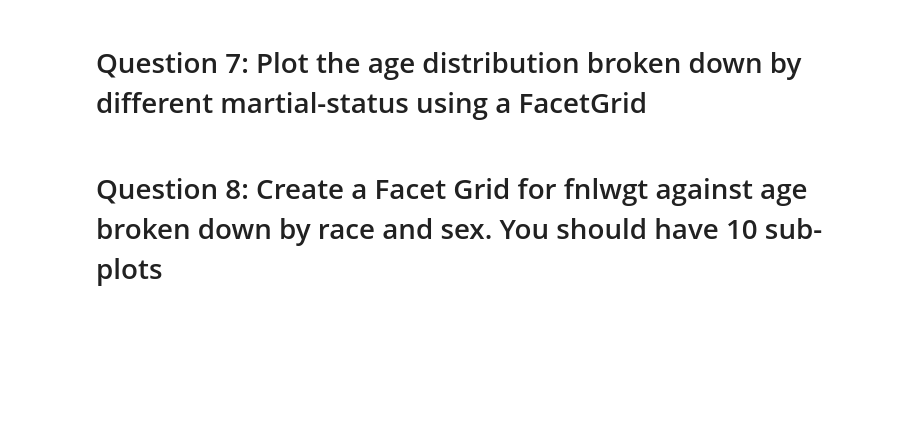
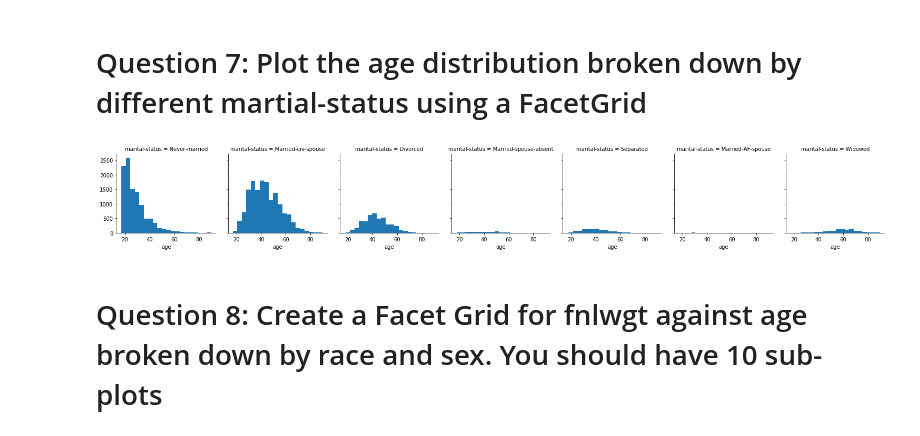
Before and after one commit to JazmynFuller/DataAnalytics, a Jupyter notebook: HW2.ipynb, the cells around one changed output. Saved outputs shown, nothing was run; the diff lists cells and outputs as text; code cells hidden in the pictures; blank space fills up the shorter version.

```diff
--- a/HW2.ipynb
+++ b/HW2.ipynb
@@ -160,2 +174,7 @@ adult.describe()
+# %%
+h = sns.FacetGrid(adult, col='marital-status')
+h.map(plt.hist,'age',bins=20);
+# %% [output]
+[figure, added]
 # %% [markdown]
 # Question 8: Create a Facet Grid for fnlwgt against age broken down by race and sex. You should have 10 sub-plots
```
Also changed, not shown: parts of 12 cells of this notebook.
